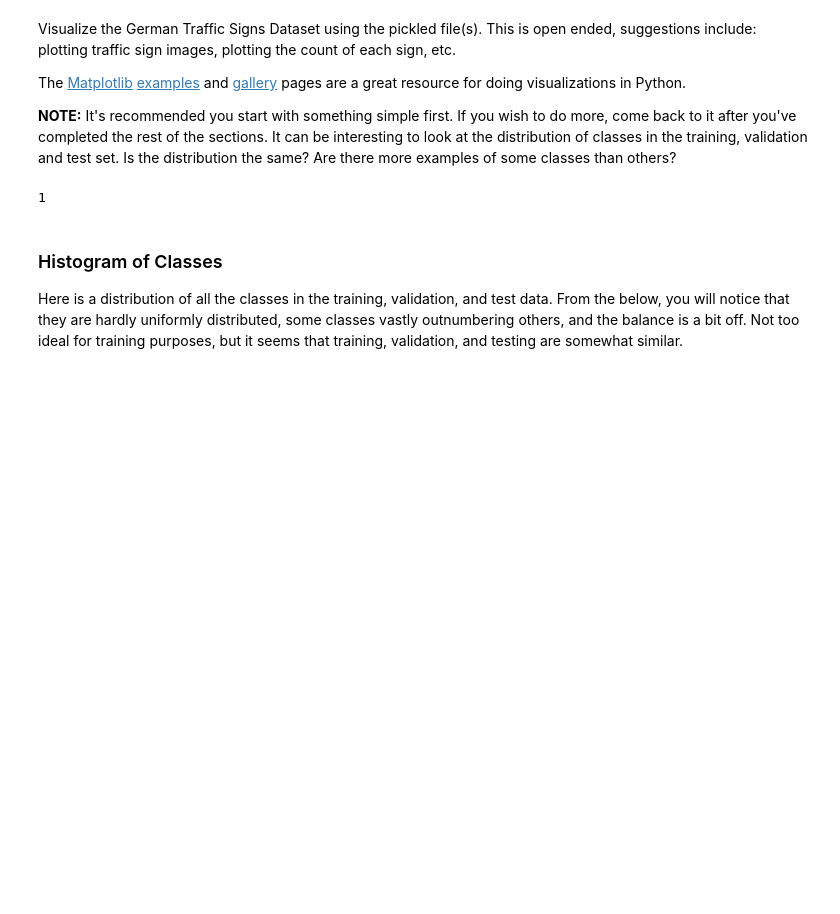
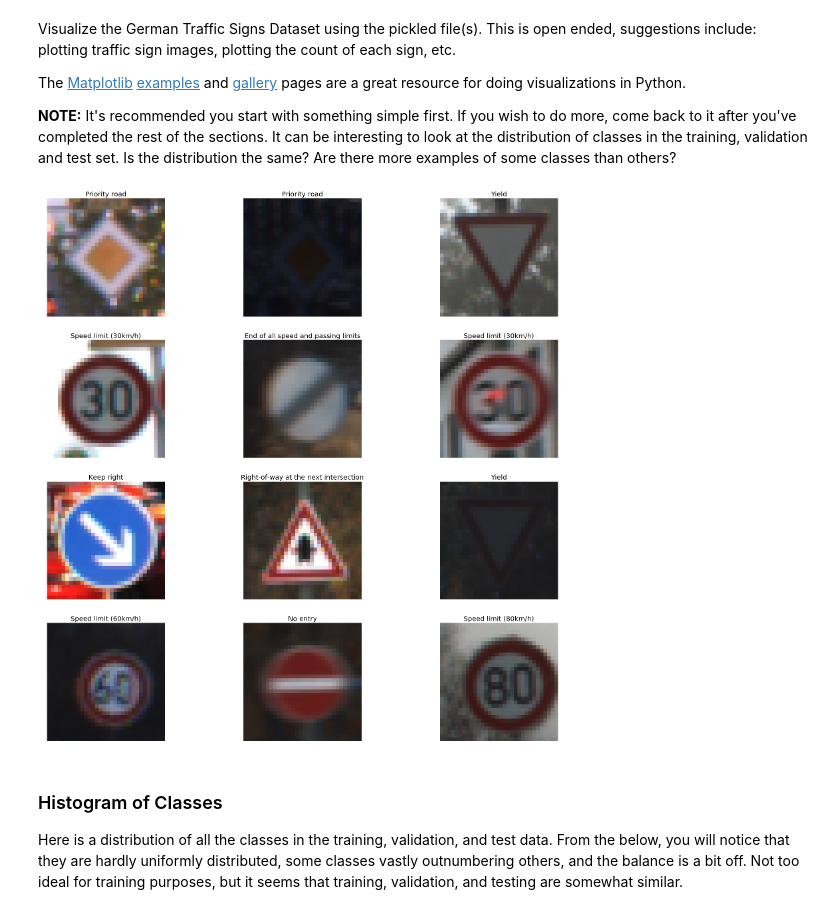
Before and after one commit to amanda-ni/CarND-Traffic-Sign-Classifier-P2, a Jupyter notebook: Traffic_Sign_Classifier.ipynb, the cells around one changed output. Drawn from its saved outputs; the diff is of its cells as text; code cells hidden in the pictures; blank space fills up the shorter version.

```diff
--- a/Traffic_Sign_Classifier.ipynb
+++ b/Traffic_Sign_Classifier.ipynb
@@ -93,39 +93,46 @@ The [Matplotlib](http://matplotlib.org/) [examples](http://matplotlib.org/exampl
 # %%
 import matplotlib.pyplot as plt
 # Visualizations will be shown in the notebook.
 %matplotlib inline
 
 signnames = open('signnames.csv','r').read().splitlines()[1:]
 signnames = [signname.split(',')[1] for signname in signnames]
 
 import numpy as np
 from IPython.display import Image
 from IPython.display import display
-def show_images(imnums, rows = 1, dataset=X_train):
+def show_images(imnums, titles=None, rows = 1, dataset=(X_train,y_train)):
 
-    if len(imnums.shape) == 1:
-        images = X_train[imnums]
-        titles = [signnames[imnum] for imnum in y_train[imnums]]
+    if type(imnums) == list:
+        images = imnums
+    elif len(imnums.shape) == 1:
+        images = dataset[0][imnums]
+        titles = [signnames[imnum] for imnum in dataset[1][imnums]]
+        assert((titles is None)or (len(images) == len(titles)))
+    else:
+        if type(imnums)==np.ndarray:
+            print("Shape images: {}".format(imnums.shape))
+        images = imnums
 
-    assert((titles is None)or (len(images) == len(titles)))
 
     n_images = len(images)
     if titles is None: titles = ['Image (%d)' % i for i in range(1,n_images + 1)]
     fig = plt.figure(figsize=(30,30))
     for n, (image, title) in enumerate(zip(images, titles)):
         a = fig.add_subplot(rows, np.ceil(n_images/float(rows)), n + 1)
+        image = np.squeeze(image)
         if image.ndim == 2:
             plt.gray()
         plt.imshow(image)
         plt.axis('off')
         a.set_title(title, fontsize=20)
     # fig.set_size_inches(np.array(fig.get_size_inches()) * n_images)
     plt.show()
 
 imnums = np.random.randint(0, high=n_train, size=12)
-# show_images(imnums, rows=4)
+show_images(imnums, rows=4)
 # %% [output]
-1
+[figure, added]
 # %% [markdown]
 ### Histogram of Classes
 
```
Also changed, not shown: parts of 16 cells of this notebook.
